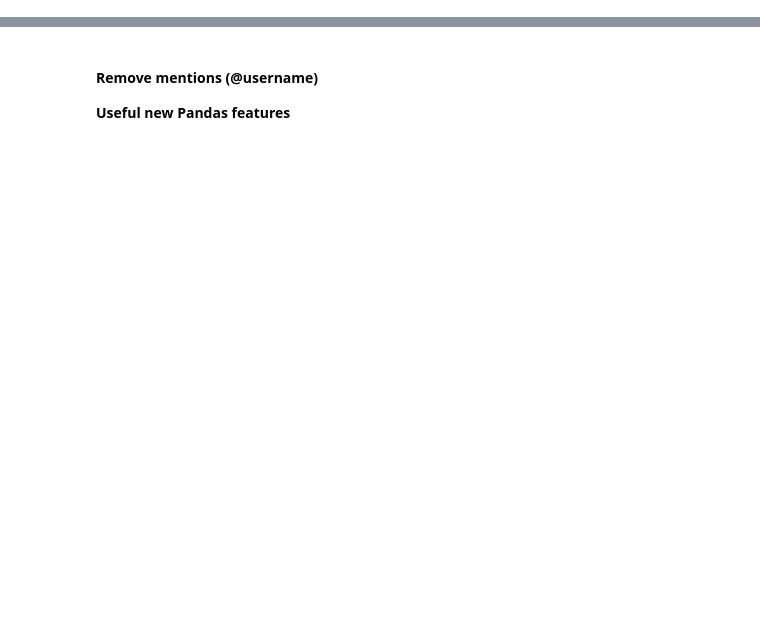
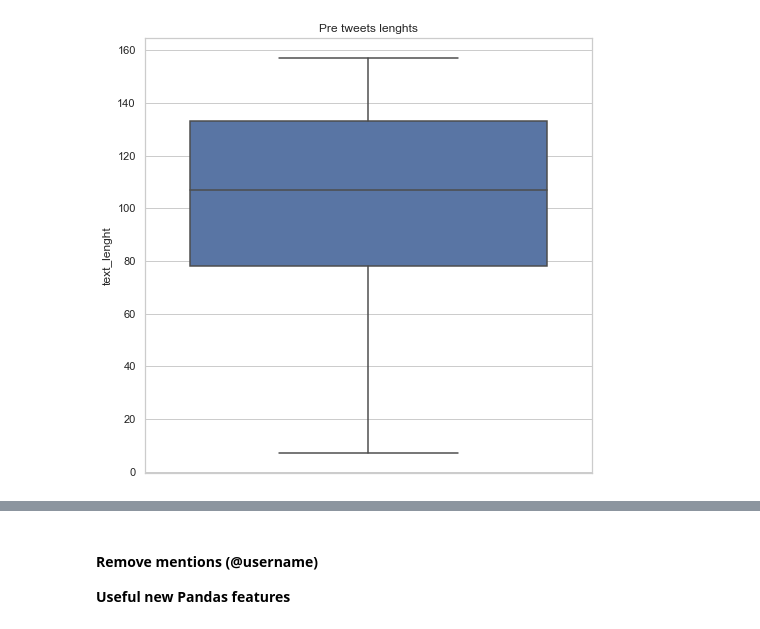
Before and after one commit to casals90/nlp_with_disaster_tweets, a Jupyter notebook: DataCleaningAndExploration.ipynb, the cells around one changed output, grey strips where cells are left out. Cells and saved outputs as stored; diff of their text form; code cells hidden in the pictures; blank space fills up the shorter version.

```diff
--- a/DataCleaningAndExploration.ipynb
+++ b/DataCleaningAndExploration.ipynb
@@ -77,0 +117,9 @@ df.iloc[62].text
+# %%
+train_df.loc[:, "text_lenght"] = train_df.text.str.len()
+
+fig, ax = plt.subplots(figsize=(8, 8))
+
+sns.boxplot(data=train_df, y="text_lenght", ax=ax)
+_ = ax.set_title("Pre tweets lenghts")
+# %% [output]
+[figure, added]
```
Also changed, not shown: parts of 110 cells of this notebook, 2 other files.
